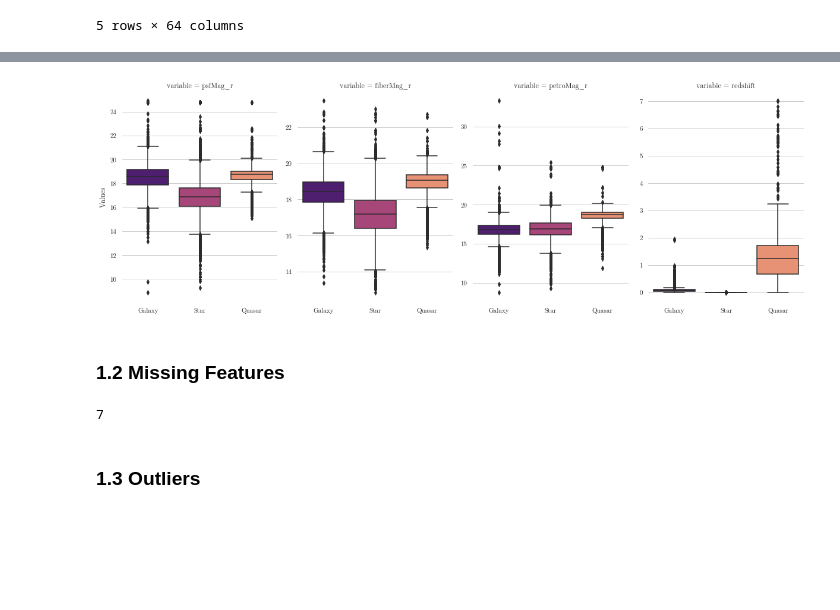
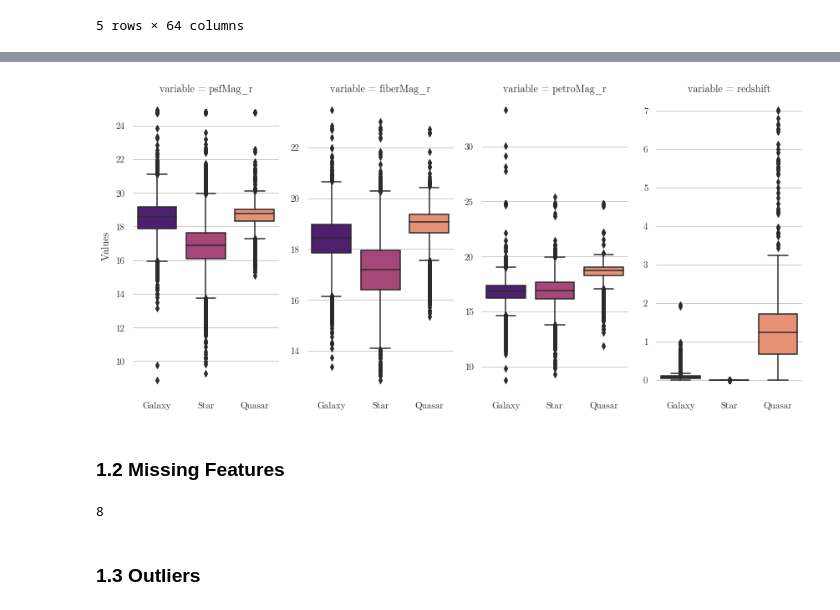
Before and after one commit to rapsoj/sml-practical, a Jupyter notebook: 1-DataExploration.ipynb, the cells around one changed output, grey strips where cells are left out. Cells and saved outputs as stored; diff of their text form; code cells hidden in the pictures; blank space fills up the shorter version.

```diff
--- a/1-DataExploration.ipynb
+++ b/1-DataExploration.ipynb
@@ -116,24 +116,24 @@ data_summary
 # %%
 # Identify features with large difference between classes
 data = df[["class", "psfMag_r", "fiberMag_r", "petroMag_r", "redshift"]].reset_index()
 data = pd.melt(data, id_vars=["index", "class"])
 data = data.replace({"class": {"GALAXY": "Galaxy", "STAR": "Star", "QSO": "Quasar"}})
 
 # Plot data
-ax = sns.FacetGrid(data, col="variable", height=6, aspect=.7, sharey=False)
+ax = sns.FacetGrid(data, col="variable", height=6, aspect=.5, sharey=False)
 ax.map(sns.boxplot, "class", "value", palette="magma")
 ax.axes[0,0].set_ylabel('Values')
 ax.axes[0,0].set_xlabel("")
 ax.axes[0,1].set_xlabel("")
 ax.axes[0,2].set_xlabel("")
 ax.axes[0,3].set_xlabel("")
 sns.set(font="CMU Serif", style="whitegrid")
 sns.despine(left=True, bottom=True)
 
 # Export plot
-plt.savefig("box.png", dpi=1200, bbox_inches="tight")
+plt.savefig("box.png", dpi=800, bbox_inches="tight")
 # %% [output]
-[figure, old version]
+[figure, new version]
 # %% [markdown]
 ### 1.2 Missing Features
 # %%
@@ -141,10 +141,10 @@ plt.savefig("box.png", dpi=1200, bbox_inches="tight")
 cols_missing = data_summary[data_summary["min"] == -9999.0].index.to_list()
 rows_missing = []
 for i in cols_missing:
-    rows_missing = rows_missing + df[df["rowv"] == -9999.0].index.to_list()
+    rows_missing = rows_missing + df[df[i] == -9999.0].index.to_list()
 len(set(rows_missing))
 # %% [output]
-7
+8
 # %% [markdown]
 ### 1.3 Outliers
 # %%
```
Also changed, not shown: parts of 3 cells of this notebook, 1 other file.
